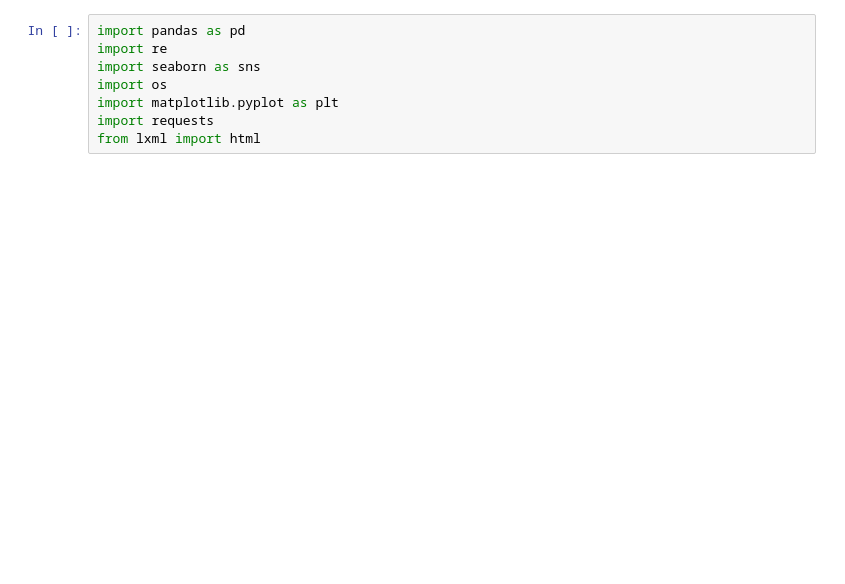
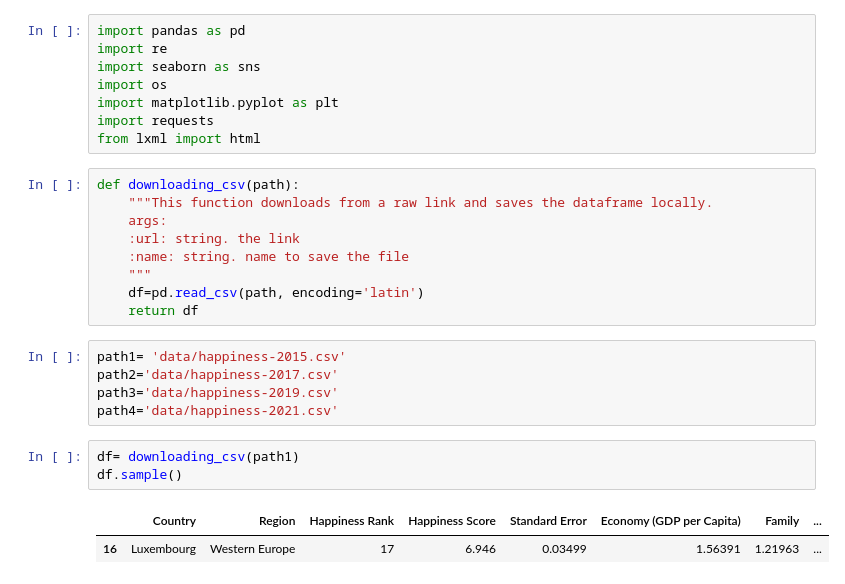
Before and after one commit to pagoba94/project2, a Jupyter notebook: functions.ipynb, the cells around one changed output. Cells and saved outputs as stored; diff of their text form; blank space fills up the shorter version.

Commit message:
functions

```diff
--- a/functions.ipynb
+++ b/functions.ipynb
@@ -6,3 +6,23 @@ import os
 import matplotlib.pyplot as plt
 import requests
 from lxml import html
+# %%
+def downloading_csv(path):
+    """This function downloads from a raw link and saves the dataframe locally.
+    args:
+    :url: string. the link
+    :name: string. name to save the file
+    """
+    df=pd.read_csv(path, encoding='latin')
+    return df
+# %%
+path1= 'data/happiness-2015.csv'
+path2='data/happiness-2017.csv'
+path3='data/happiness-2019.csv'
+path4='data/happiness-2021.csv'
+# %%
+df= downloading_csv(path1)
+df.sample()
+# %% [output]
+|  | Country | Region | Happiness Rank | Happiness Score | Standard Error | Economy (GDP per Capita) | Family | ... |
+| 16 | Luxembourg | Western Europe | 17 | 6.946 | 0.03499 | 1.56391 | 1.21963 | ... |
```
Also changed, not shown: parts of 26 cells of this notebook, 3 other files.
